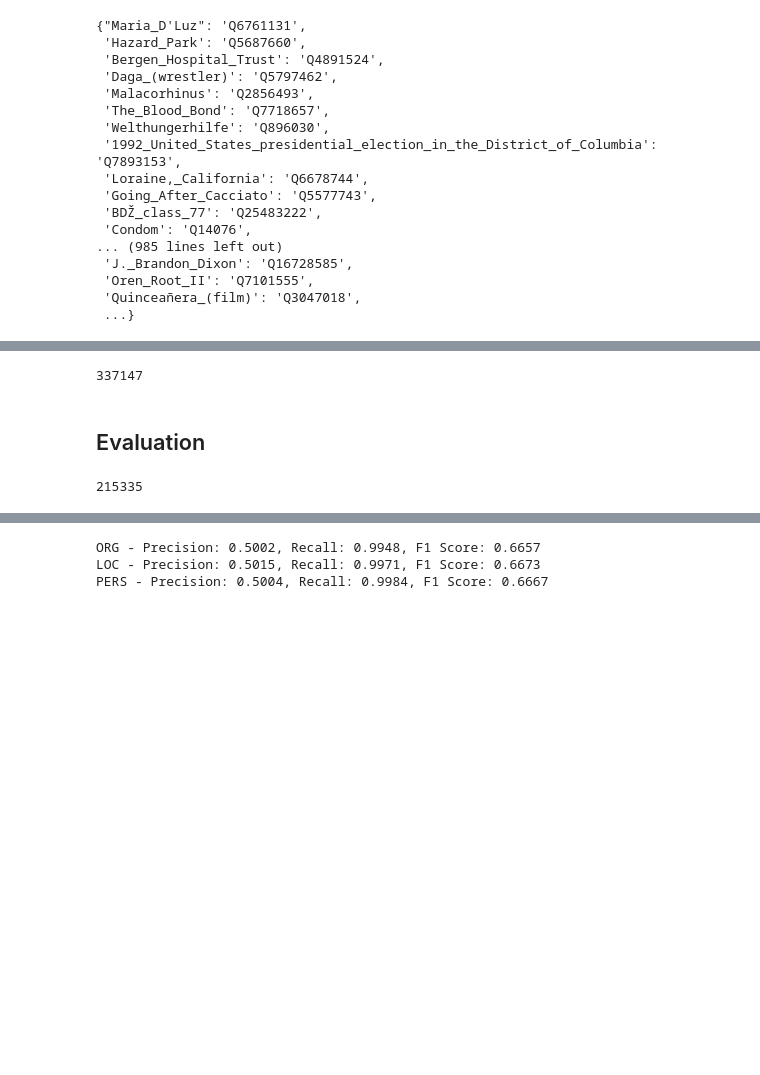
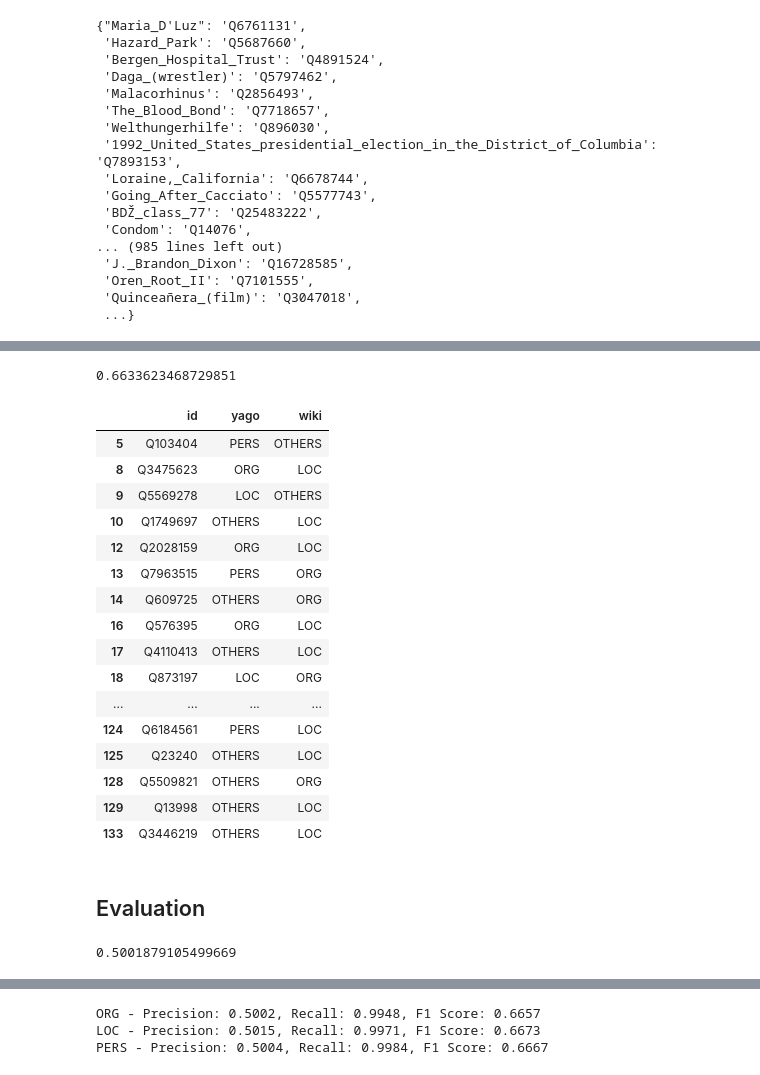
Before and after one commit to unimib-datAI/lamAPI, a Jupyter notebook: work/YAGO3.ipynb, the cells around one changed output, grey strips where cells are left out. Drawn from its saved outputs; the diff is of its cells as text; code cells hidden in the pictures; blank space fills up the shorter version.

Commit message:
yago_gliner comparison

```diff
--- a/work/YAGO3.ipynb
+++ b/work/YAGO3.ipynb
@@ -580,4 +559,0 @@ len(w_LOC)
-# %%
-len(intersection_LOC)
-# %% [output]
-337147
@@ -583,0 +562,42 @@ len(intersection_LOC)
+# %%
+import pandas as pd
+from tqdm import tqdm
+
+# Precompute a dictionary for id to prediction mapping
+id_to_prediction = dict(zip(df['id'], df['prediction']))
+
+# Create a dictionary to map elements to their types
+element_to_yago = {}
+new_rows = []
+
+# Iterate over each element in y_w_inter with a progress bar
+for el in tqdm(y_w_inter):
+    if el in element_to_yago:
+        yago_type = element_to_yago[el]
+    else:
+        if el in ORG_map:
+            yago_type = "ORG"
+        elif el in LOC_map:
+            yago_type = "LOC"
+        elif el in PERS_map:
+            yago_type = "PERS"
+        elif el in OTHERS_map:
+            yago_type = "OTHERS"
+        else:
+            yago_type = "UNKNOWN"
+
+        # Cache the result
+        element_to_yago[el] = yago_type
+
+    # Create the new row
+    new_row = {
+        'id': el,
+        'yago': yago_type,
+        'wiki': id_to_prediction.get(el, None)  # Access the corresponding 'prediction' value
+    }
+
+    # Append the new row to the list
+    new_rows.append(new_row)
+
+# Convert the list of new rows to a DataFrame if needed
+new_df = pd.DataFrame(new_rows)
@@ -584,3 +615,29 @@ len(intersection_LOC)
+# %%
+# accuracy evaluation
+
+sum(new_df["yago"] == new_df["wiki"]) / len(new_df)
+# %% [output]
+0.6633623468729851
+# %%
+new_df[new_df["yago"] != new_df["wiki"]].head(50)
+# %% [output]
+|  | id | yago | wiki |
+| 5 | Q103404 | PERS | OTHERS |
+| 8 | Q3475623 | ORG | LOC |
+| 9 | Q5569278 | LOC | OTHERS |
+| 10 | Q1749697 | OTHERS | LOC |
+| 12 | Q2028159 | ORG | LOC |
+| 13 | Q7963515 | PERS | ORG |
+| 14 | Q609725 | OTHERS | ORG |
+| 16 | Q576395 | ORG | LOC |
+| 17 | Q4110413 | OTHERS | LOC |
+| 18 | Q873197 | LOC | ORG |
+| ... | ... | ... | ... |
+| 124 | Q6184561 | PERS | LOC |
+| 125 | Q23240 | OTHERS | LOC |
+| 128 | Q5509821 | OTHERS | ORG |
+| 129 | Q13998 | OTHERS | LOC |
+| 133 | Q3446219 | OTHERS | LOC |
 # %%
 set_w_ORG = set(w_ORG)
 set_ORG_map = set(ORG_map)
@@ -604,6 +661,6 @@ intersection_list_PERS = list(intersection_PERS)
 # %% [markdown]
 ## Evaluation
 # %%
-len(ORG_map)
+precision_ORG
 # %% [output]
-215335
+0.5001879105499669
```
Also changed, not shown: parts of 11 cells of this notebook, 3 other files.
